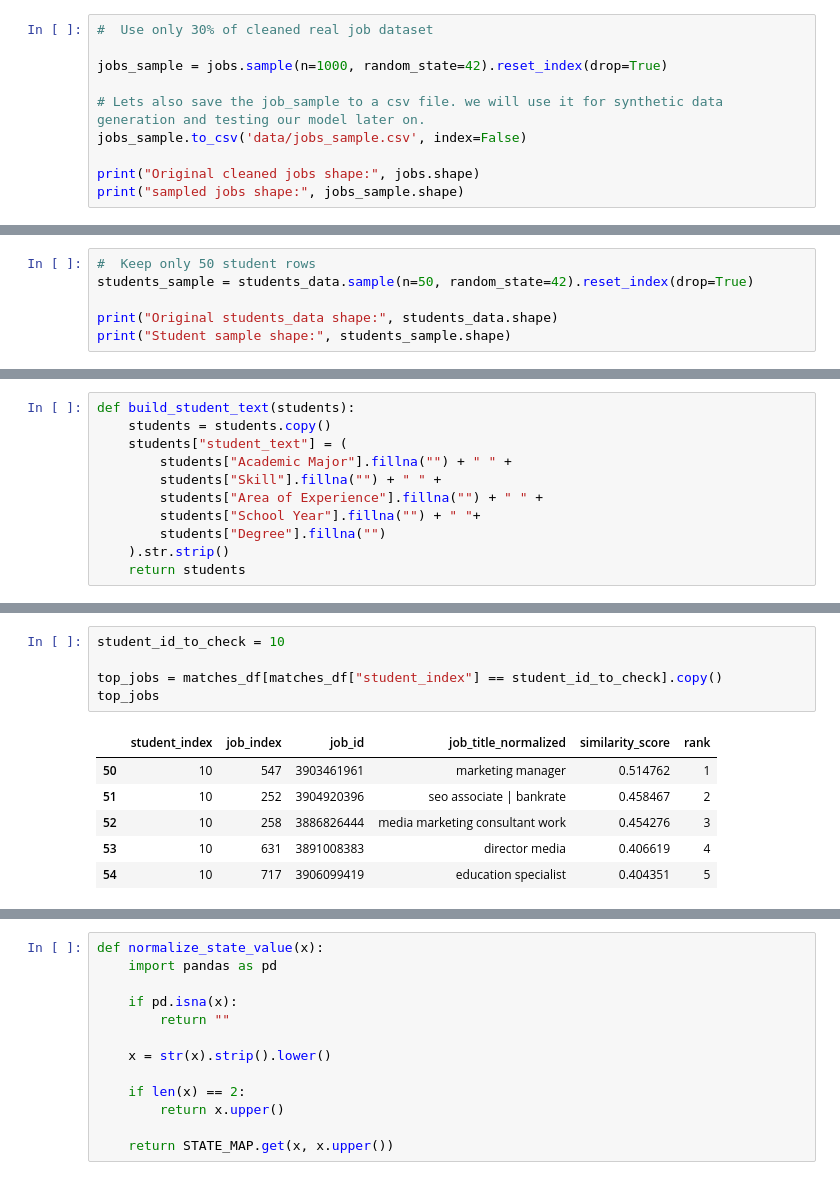
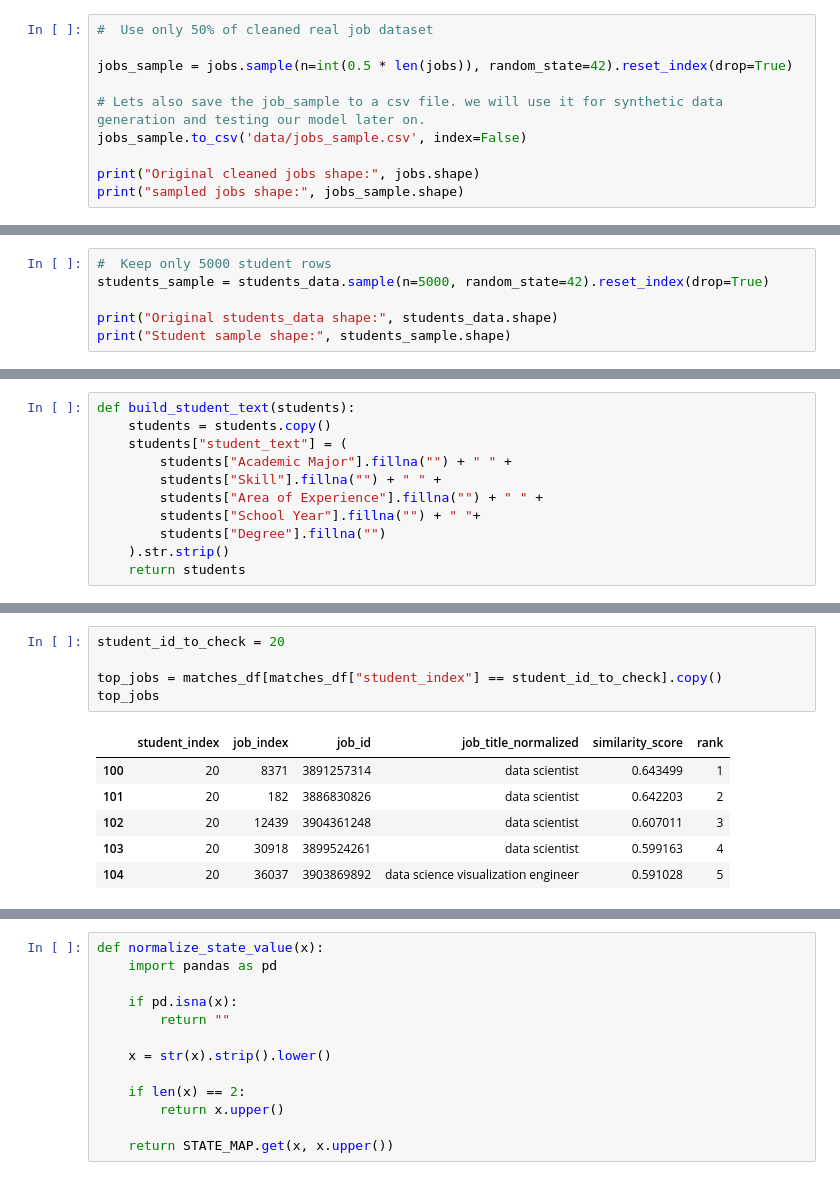
Before and after one commit to andrewmaina758/kdd-project, a Jupyter notebook: modelling.ipynb, the cells around one changed output, grey strips where cells are left out. Cells and saved outputs as stored; diff of their text form.

```diff
--- a/modelling.ipynb
+++ b/modelling.ipynb
@@ -283,9 +283,9 @@ Data columns (total 13 columns):
 dtypes: float64(1), object(11), string(1)
 memory usage: 11.9+ MB
 # %%
-#  Use only 30% of cleaned real job dataset
+#  Use only 50% of cleaned real job dataset
 
-jobs_sample = jobs.sample(n=1000, random_state=42).reset_index(drop=True)
+jobs_sample = jobs.sample(n=int(0.5 * len(jobs)), random_state=42).reset_index(drop=True)
 
 # Lets also save the job_sample to a csv file. we will use it for synthetic data generation and testing our model later on.
 jobs_sample.to_csv('data/jobs_sample.csv', index=False)
@@ -368,8 +368,8 @@ Data columns (total 10 columns):
 dtypes: float64(2), object(8)
 memory usage: 1.9+ MB
 # %%
-#  Keep only 50 student rows
-students_sample = students_data.sample(n=50, random_state=42).reset_index(drop=True)
+#  Keep only 5000 student rows
+students_sample = students_data.sample(n=5000, random_state=42).reset_index(drop=True)
 
 print("Original students_data shape:", students_data.shape)
 print("Student sample shape:", students_sample.shape)
@@ -529,15 +528,15 @@ Similarity matrix shape: (50, 1000)
 # %%
-student_id_to_check = 10
+student_id_to_check = 20
 
 top_jobs = matches_df[matches_df["student_index"] == student_id_to_check].copy()
 top_jobs
 # %% [output]
 |  | student_index | job_index | job_id | job_title_normalized | similarity_score | rank |
-| 50 | 10 | 547 | 3903461961 | marketing manager | 0.514762 | 1 |
-| 51 | 10 | 252 | 3904920396 | seo associate | bankrate | 0.458467 | 2 |
-| 52 | 10 | 258 | 3886826444 | media marketing consultant work | 0.454276 | 3 |
-| 53 | 10 | 631 | 3891008383 | director media | 0.406619 | 4 |
-| 54 | 10 | 717 | 3906099419 | education specialist | 0.404351 | 5 |
+| 100 | 20 | 8371 | 3891257314 | data scientist | 0.643499 | 1 |
+| 101 | 20 | 182 | 3886830826 | data scientist | 0.642203 | 2 |
+| 102 | 20 | 12439 | 3904361248 | data scientist | 0.607011 | 3 |
+| 103 | 20 | 30918 | 3899524261 | data scientist | 0.599163 | 4 |
+| 104 | 20 | 36037 | 3903869892 | data science visualization engineer | 0.591028 | 5 |
 # %%
 title_scores = (
     top_jobs.groupby("job_title_normalized", as_index=False)
```
Also changed, not shown: parts of 8 cells of this notebook, 4 other files.
